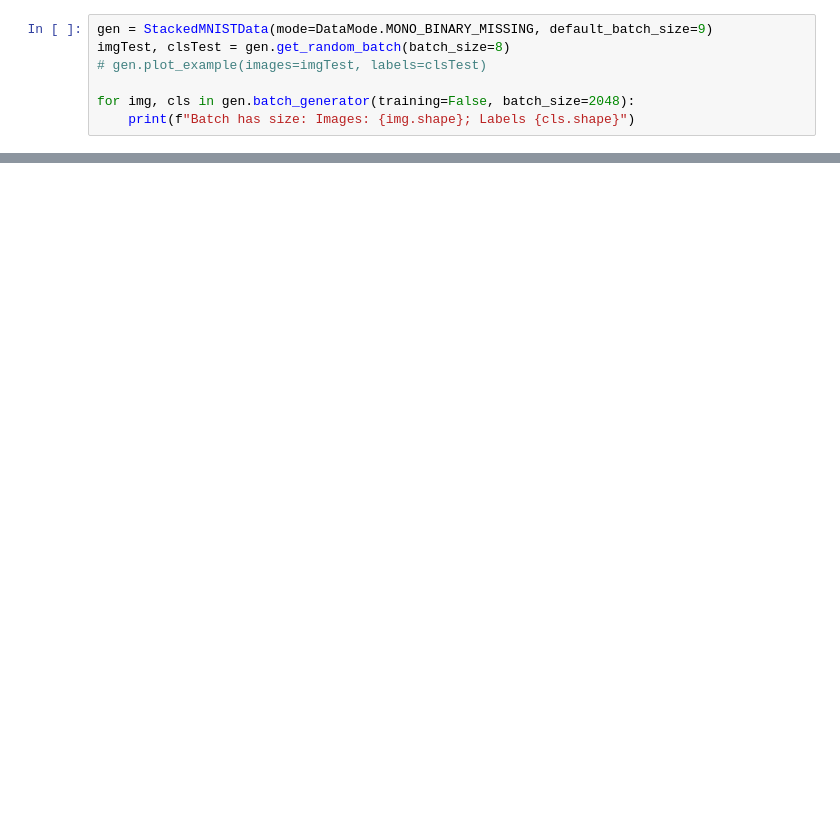
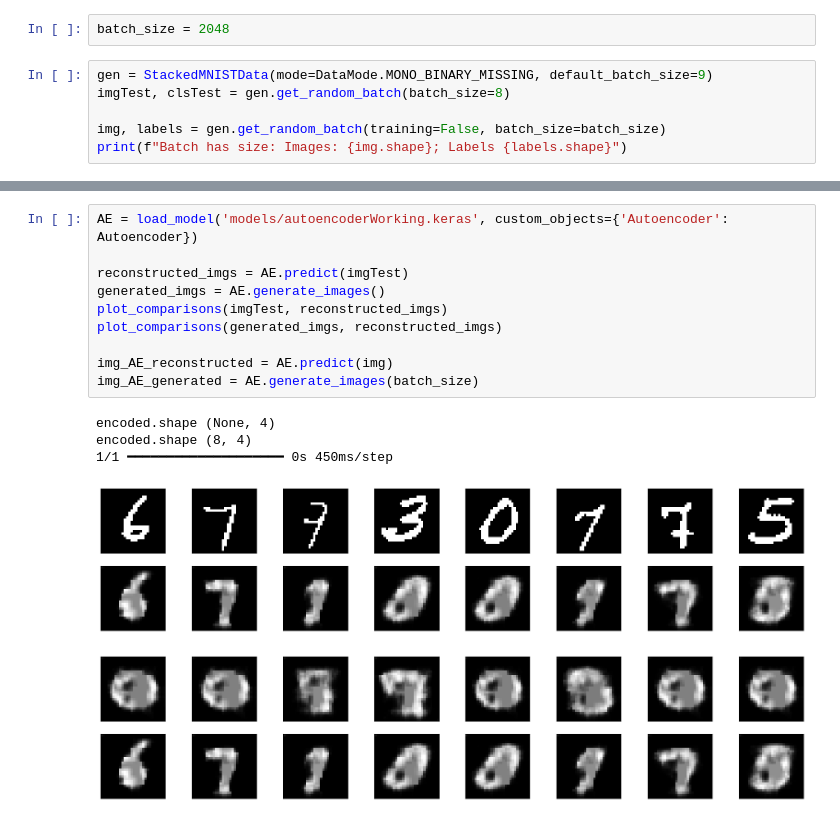
Before and after one commit to gunhamn/public, a Jupyter notebook: DL_Autoencoders/generator_evaluation.ipynb, the cells around one changed output, grey strips where cells are left out. Saved outputs shown, nothing was run; the diff lists cells and outputs as text; blank space fills up the shorter version.

```diff
--- a/DL_Autoencoders/generator_evaluation.ipynb
+++ b/DL_Autoencoders/generator_evaluation.ipynb
@@ -15,9 +17,10 @@ from autoencoder import Autoencoder, plot_comparisons
+# %%
+batch_size = 2048
 # %%
 gen = StackedMNISTData(mode=DataMode.MONO_BINARY_MISSING, default_batch_size=9)
 imgTest, clsTest = gen.get_random_batch(batch_size=8)
-# gen.plot_example(images=imgTest, labels=clsTest)
 
-for img, cls in gen.batch_generator(training=False, batch_size=2048):
-    print(f"Batch has size: Images: {img.shape}; Labels {cls.shape}")
+img, labels = gen.get_random_batch(training=False, batch_size=batch_size)
+print(f"Batch has size: Images: {img.shape}; Labels {labels.shape}")
 # %% [output]
 Batch has size: Images: (2048, 28, 28, 1); Labels (2048,)
@@ -52,0 +27,16 @@ generated_imgs.shape (8, 28, 28, 1)
+# %%
+AE = load_model('models/autoencoderWorking.keras', custom_objects={'Autoencoder': Autoencoder})
+
+reconstructed_imgs = AE.predict(imgTest)
+generated_imgs = AE.generate_images()
+plot_comparisons(imgTest, reconstructed_imgs)
+plot_comparisons(generated_imgs, reconstructed_imgs)
+
+img_AE_reconstructed = AE.predict(img)
+img_AE_generated = AE.generate_images(batch_size)
+# %% [output]
+encoded.shape (None, 4)
+encoded.shape (8, 4)
+1/1 ━━━━━━━━━━━━━━━━━━━━ 0s 450ms/step
+[figure, added]
+[figure, added]
```
Also changed, not shown: parts of 7 cells of this notebook, 4 other files.
